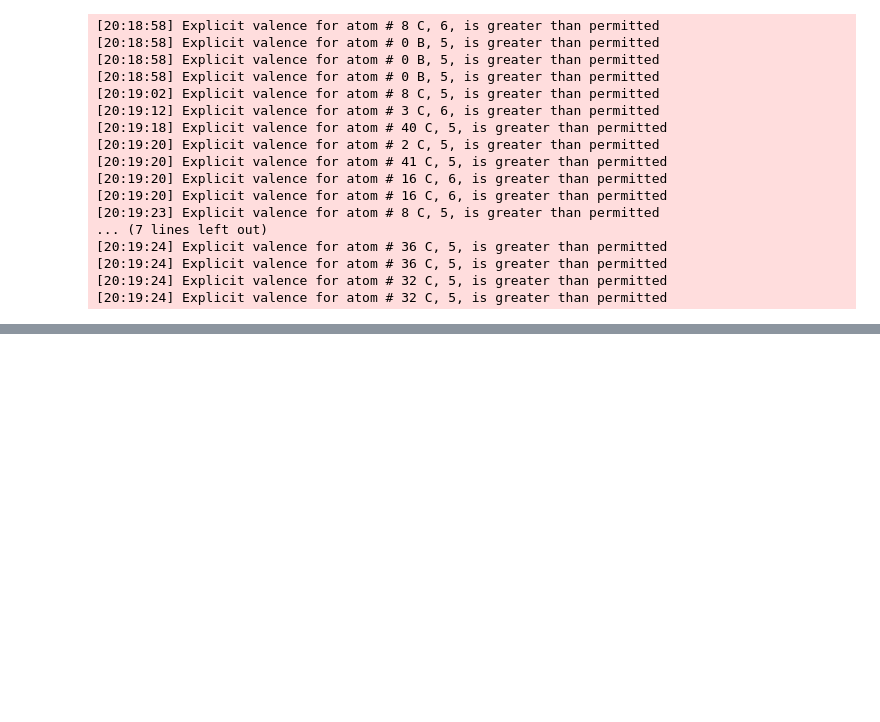
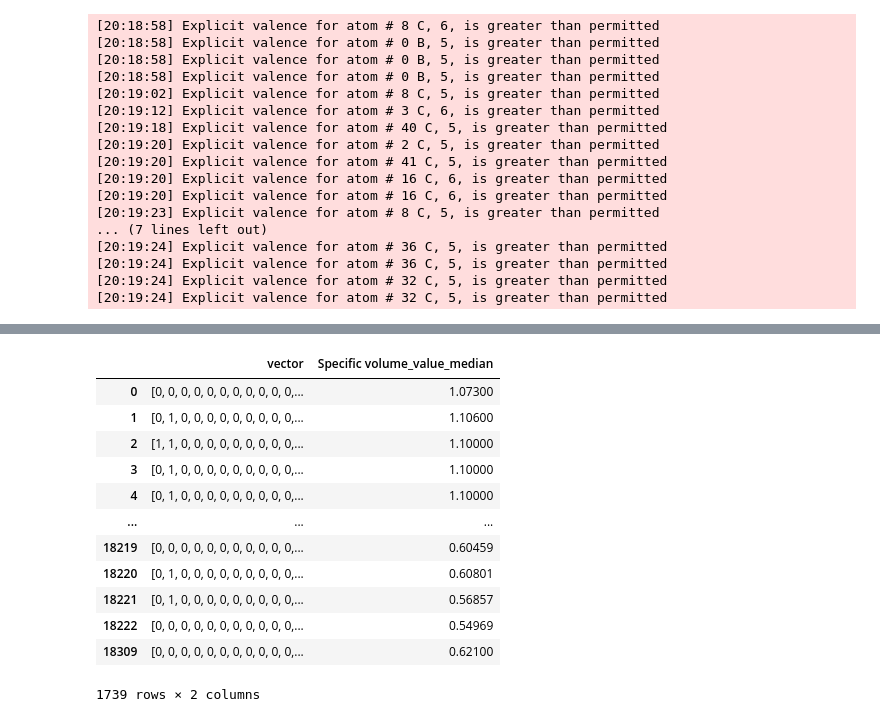
Before and after one commit to chriswilson2020/ML-For-PolymerChemistry, a Jupyter notebook: Polymer Properties.ipynb, the cells around one changed output, grey strips where cells are left out. Saved outputs shown, nothing was run; the diff lists cells and outputs as text; code cells hidden in the pictures; blank space fills up the shorter version.

```diff
--- a/Polymer Properties.ipynb
+++ b/Polymer Properties.ipynb
@@ -616,0 +668,2 @@ cats.to_csv('categories_feats.csv')
+# %%
+physics = united[['vector', 'Thermal conductivity_value_median', 'Specific volume_value_median']]
@@ -616,0 +672,18 @@ cats.to_csv('categories_feats.csv')
+# %%
+data = physics[(physics['Specific volume_value_median'].notna())][['vector', 'Specific volume_value_median']]
+# %%
+data
+# %% [output]
+|  | vector | Specific volume_value_median |
+| 0 | [0, 0, 0, 0, 0, 0, 0, 0, 0, 0, 0,... | 1.07300 |
+| 1 | [0, 1, 0, 0, 0, 0, 0, 0, 0, 0, 0,... | 1.10600 |
+| 2 | [1, 1, 0, 0, 0, 0, 0, 0, 0, 0, 0,... | 1.10000 |
+| 3 | [0, 1, 0, 0, 0, 0, 0, 0, 0, 0, 0,... | 1.10000 |
+| 4 | [0, 1, 0, 0, 0, 0, 0, 0, 0, 0, 0,... | 1.10000 |
+| ... | ... | ... |
+| 18219 | [0, 0, 0, 0, 0, 0, 0, 0, 0, 0, 0,... | 0.60459 |
+| 18220 | [0, 1, 0, 0, 0, 0, 0, 0, 0, 0, 0,... | 0.60801 |
+| 18221 | [0, 1, 0, 0, 0, 0, 0, 0, 0, 0, 0,... | 0.56857 |
+| 18222 | [0, 0, 0, 0, 0, 0, 0, 0, 0, 0, 0,... | 0.54969 |
+| 18309 | [0, 0, 0, 0, 0, 0, 0, 0, 0, 0, 0,... | 0.62100 |
+1739 rows × 2 columns
```
Also changed, not shown: parts of 6 cells of this notebook.
